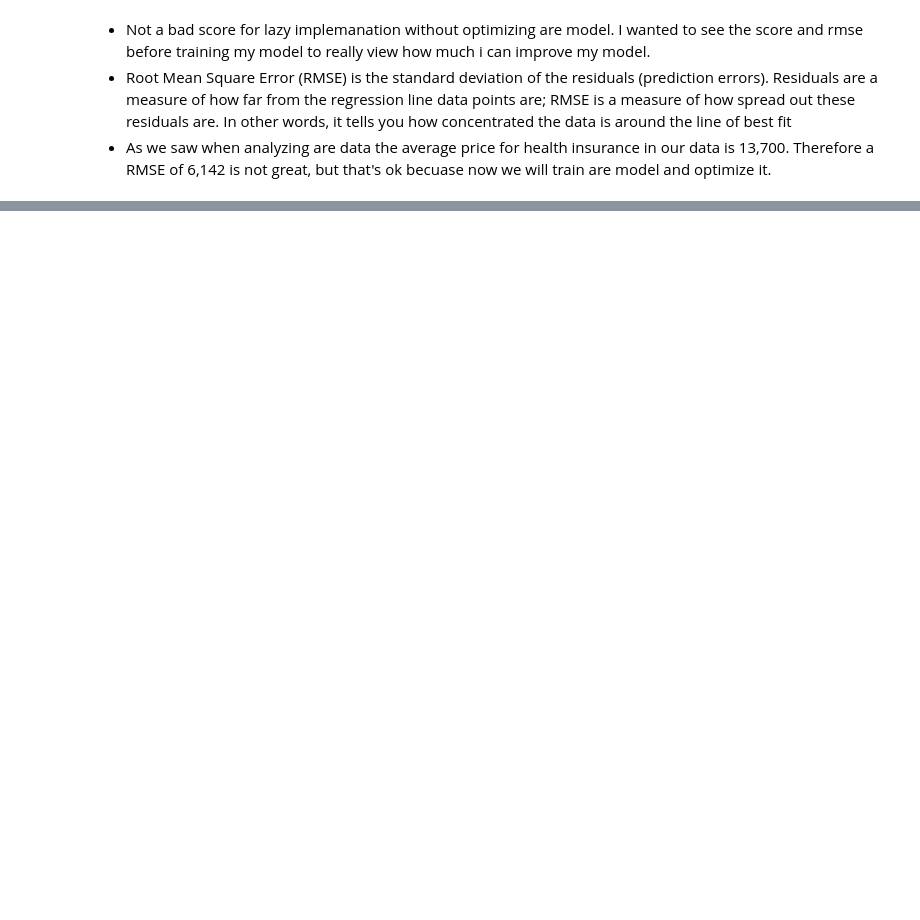
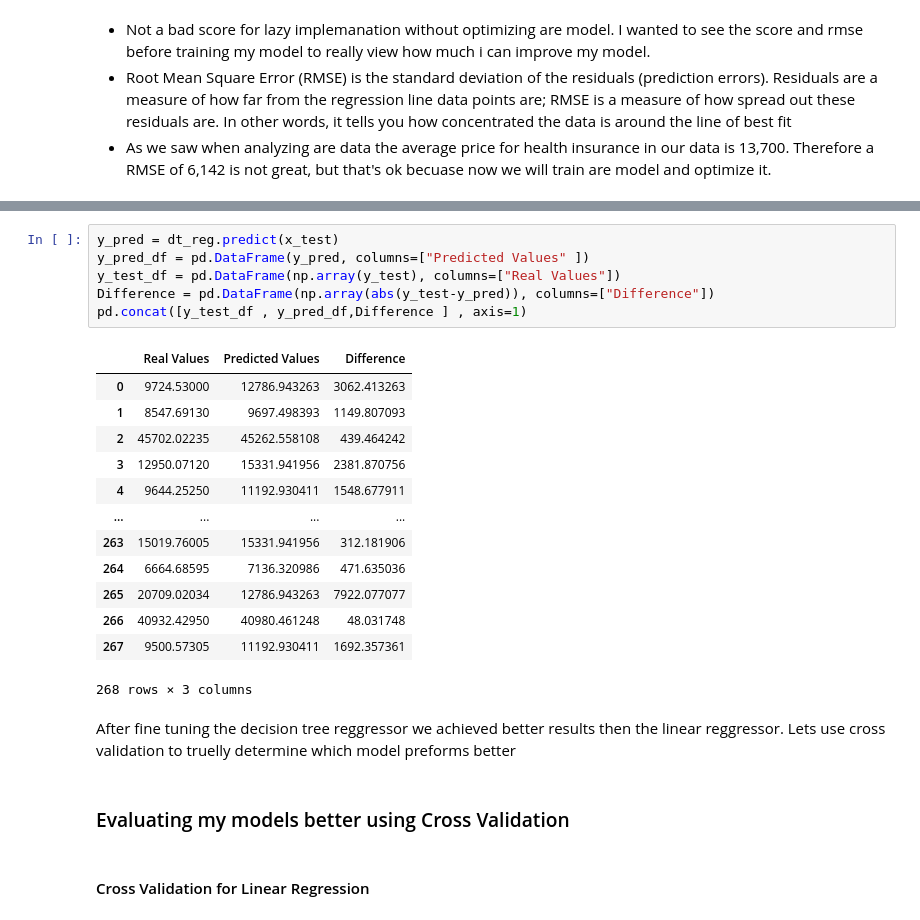
Before and after one commit to ShauliTaragin/ML-Sem1-Assignment, a Jupyter notebook: Regression Task.ipynb, the cells around one changed output, grey strips where cells are left out. Drawn from its saved outputs; the diff is of its cells as text; blank space fills up the shorter version.

```diff
--- a/Regression Task.ipynb
+++ b/Regression Task.ipynb
@@ -263,0 +337,26 @@ pd.concat([y_test_df , y_pred_df] , axis=1)
+# %%
+y_pred = dt_reg.predict(x_test)
+y_pred_df = pd.DataFrame(y_pred, columns=["Predicted Values" ])
+y_test_df = pd.DataFrame(np.array(y_test), columns=["Real Values"])
+Difference = pd.DataFrame(np.array(abs(y_test-y_pred)), columns=["Difference"])
+pd.concat([y_test_df , y_pred_df,Difference ] , axis=1)
+# %% [output]
+|  | Real Values | Predicted Values | Difference |
+| 0 | 9724.53000 | 12786.943263 | 3062.413263 |
+| 1 | 8547.69130 | 9697.498393 | 1149.807093 |
+| 2 | 45702.02235 | 45262.558108 | 439.464242 |
+| 3 | 12950.07120 | 15331.941956 | 2381.870756 |
+| 4 | 9644.25250 | 11192.930411 | 1548.677911 |
+| ... | ... | ... | ... |
+| 263 | 15019.76005 | 15331.941956 | 312.181906 |
+| 264 | 6664.68595 | 7136.320986 | 471.635036 |
+| 265 | 20709.02034 | 12786.943263 | 7922.077077 |
+| 266 | 40932.42950 | 40980.461248 | 48.031748 |
+| 267 | 9500.57305 | 11192.930411 | 1692.357361 |
+268 rows × 3 columns
+# %% [markdown]
+After fine tuning the decision tree reggressor we achieved better results then the linear reggressor. Lets use cross validation to truelly determine which model preforms better
+# %% [markdown]
+### Evaluating my models better using Cross Validation
+# %% [markdown]
+#### Cross Validation for Linear Regression
```
Also changed, not shown: parts of 17 cells of this notebook.
